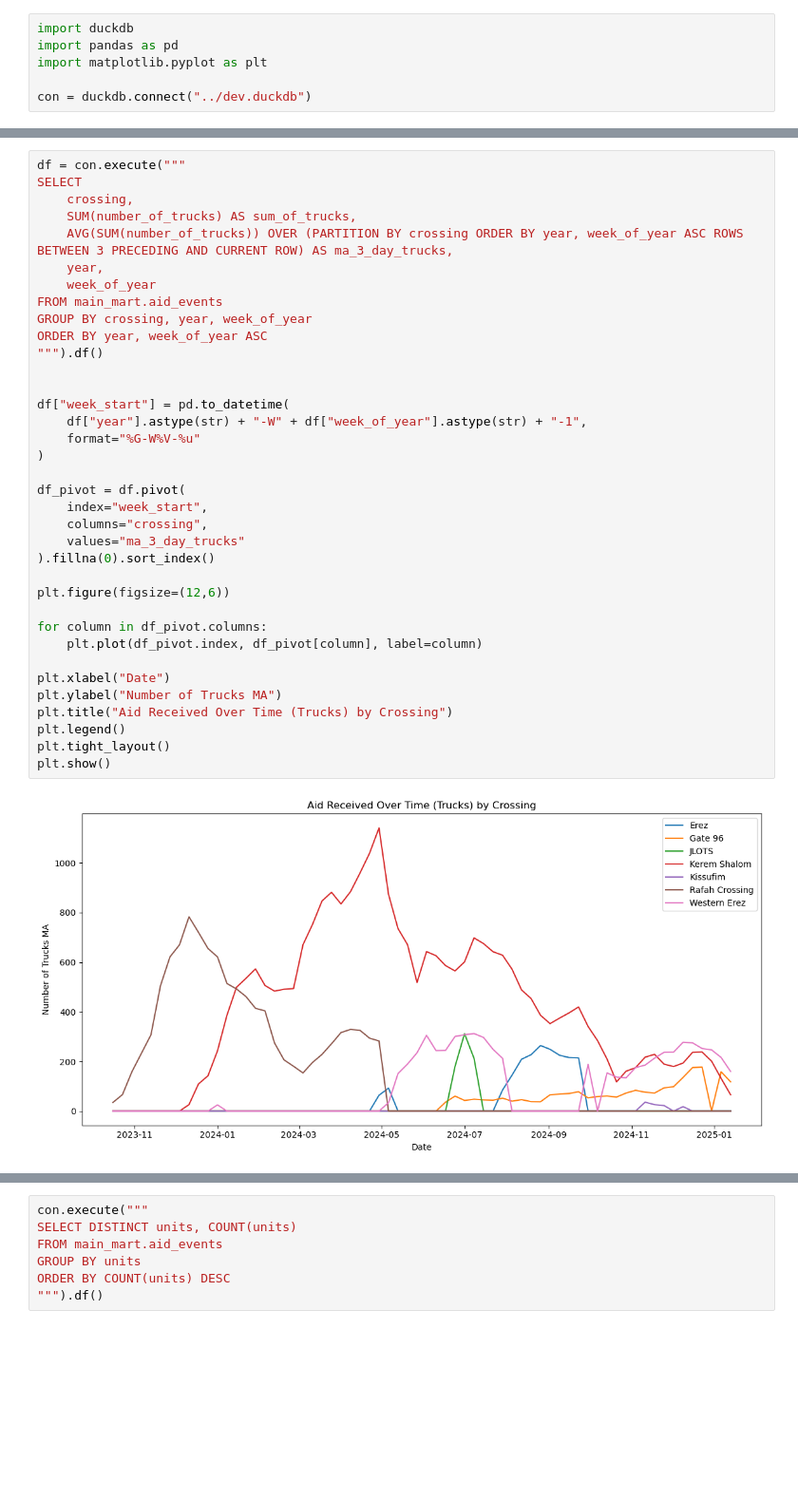
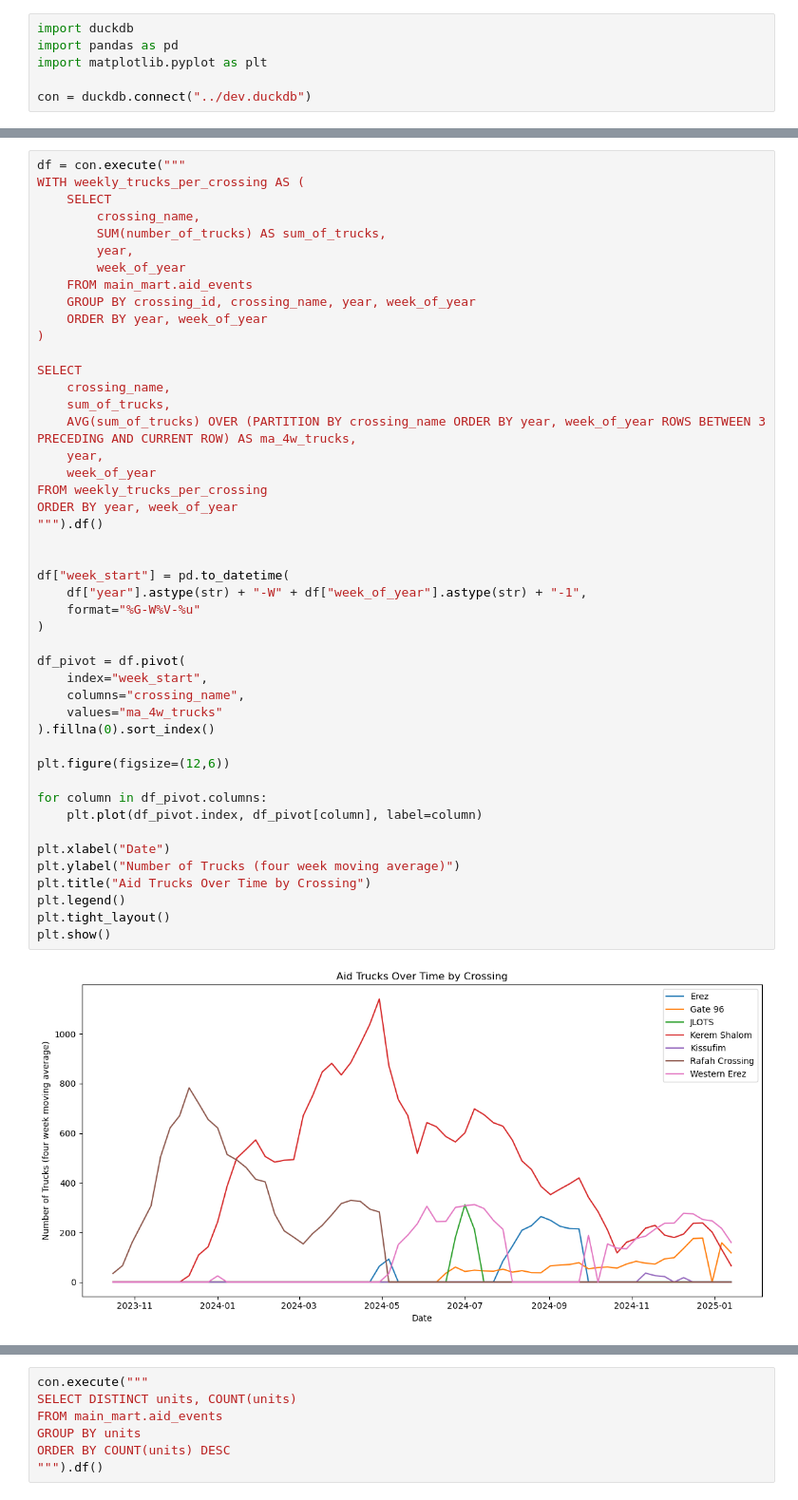
Before and after one commit to AkbarMoledina/humanitarian_needs_in_palestine, a Jupyter notebook: analyses/2_aid_received_analysis.ipynb, the cells around one changed output, grey strips where cells are left out. Shown at 95% size. Cells and saved outputs as stored; diff of their text form; blank space fills up the shorter version.

```diff
--- a/analyses/2_aid_received_analysis.ipynb
+++ b/analyses/2_aid_received_analysis.ipynb
@@ -95,40 +117,50 @@ plt.show()
 # %%
 df = con.execute("""
+WITH weekly_trucks_per_crossing AS (
+    SELECT
+        crossing_name,
+        SUM(number_of_trucks) AS sum_of_trucks,
+        year,
+        week_of_year
+    FROM main_mart.aid_events
+    GROUP BY crossing_id, crossing_name, year, week_of_year
+    ORDER BY year, week_of_year
+)
+
 SELECT
-    crossing,
-    SUM(number_of_trucks) AS sum_of_trucks,
-    AVG(SUM(number_of_trucks)) OVER (PARTITION BY crossing ORDER BY year, week_of_year ASC ROWS BETWEEN 3 PRECEDING AND CURRENT ROW) AS ma_3_day_trucks,
+    crossing_name,
+    sum_of_trucks,
+    AVG(sum_of_trucks) OVER (PARTITION BY crossing_name ORDER BY year, week_of_year ROWS BETWEEN 3 PRECEDING AND CURRENT ROW) AS ma_4w_trucks,
     year,
     week_of_year
-FROM main_mart.aid_events
-GROUP BY crossing, year, week_of_year
-ORDER BY year, week_of_year ASC
+FROM weekly_trucks_per_crossing
+ORDER BY year, week_of_year
 """).df()
 
 
 df["week_start"] = pd.to_datetime(
     df["year"].astype(str) + "-W" + df["week_of_year"].astype(str) + "-1",
     format="%G-W%V-%u"
 )
 
 df_pivot = df.pivot(
     index="week_start",
-    columns="crossing",
-    values="ma_3_day_trucks"
+    columns="crossing_name",
+    values="ma_4w_trucks"
 ).fillna(0).sort_index()
 
 plt.figure(figsize=(12,6))
 
 for column in df_pivot.columns:
     plt.plot(df_pivot.index, df_pivot[column], label=column)
 
 plt.xlabel("Date")
-plt.ylabel("Number of Trucks MA")
-plt.title("Aid Received Over Time (Trucks) by Crossing")
+plt.ylabel("Number of Trucks (four week moving average)")
+plt.title("Aid Trucks Over Time by Crossing")
 plt.legend()
 plt.tight_layout()
 plt.show()
 # %% [output]
-[figure, old version]
+[figure, new version]
 # %%
 con.execute("""
```
Also changed, not shown: parts of 10 cells of this notebook, 4 other files.
